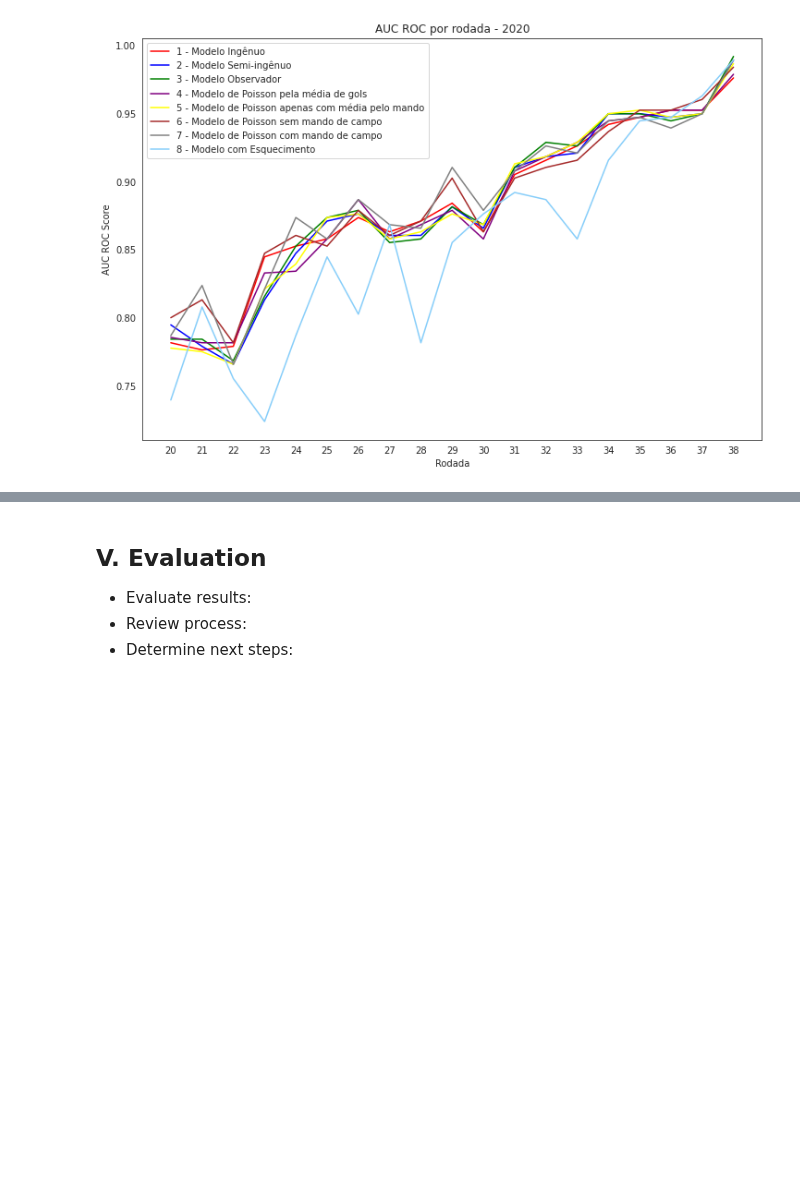
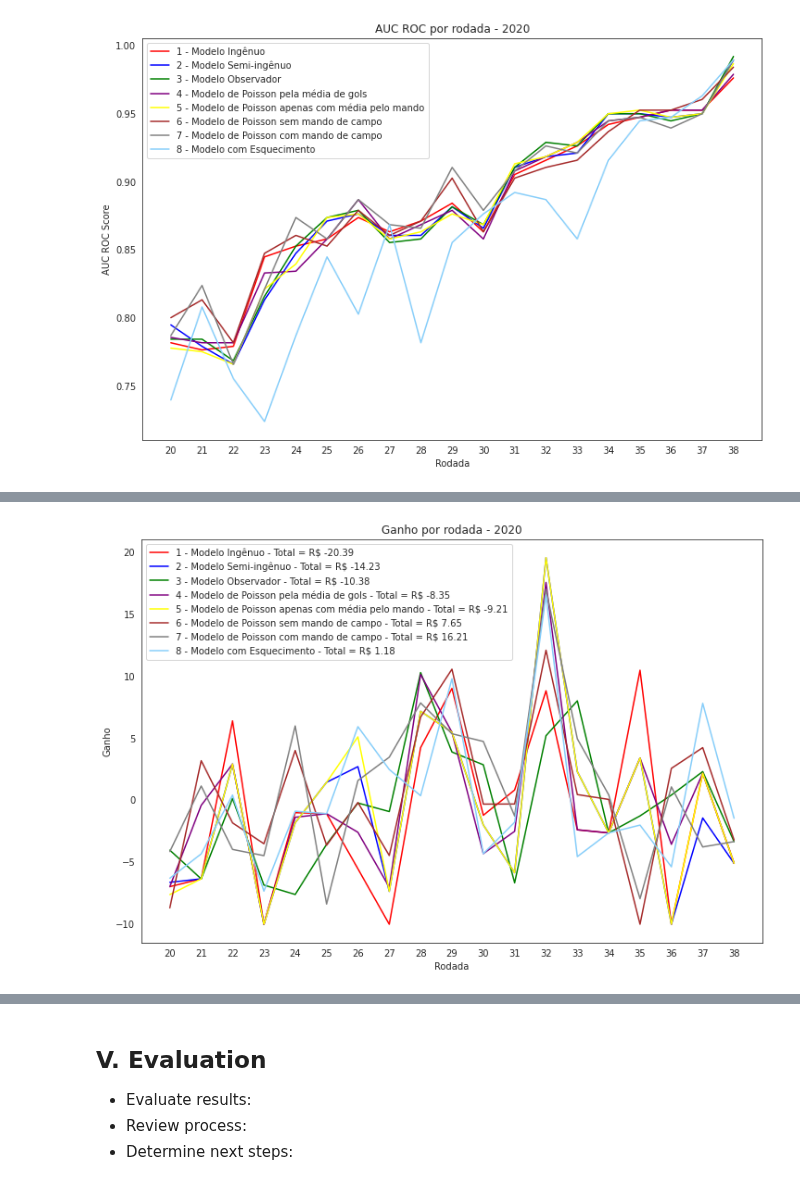
Before and after one commit to HannaRF/web-scraping, a Jupyter notebook: project.ipynb, the cells around one changed output, grey strips where cells are left out. Drawn from its saved outputs; the diff is of its cells as text; code cells hidden in the pictures; blank space fills up the shorter version.

```diff
--- a/project.ipynb
+++ b/project.ipynb
@@ -1391,13 +1379,22 @@ def calculate_prob(f_home, f_away):
     return probs
 
 def poisson_betting(home, away, odds):
-    h_atk, h_def = home['Casa']['Ataque'], home['Casa']['Defesa']
-    a_atk, a_def = away['Fora']['Ataque'], away['Fora']['Defesa']
+    if type(home) == float:
+        probs = calculate_prob(home, away)
+        ev = [p * o for p, o in zip(probs, odds)]
+        bet1 = np.argmax(ev)
+        bet2 = np.argmax(probs)
+        return 'HDA'[bet1], 'HDA'[bet2]
+
+    if 'Casa' in home:
+        h_atk, h_def = home['Casa']['Ataque'], home['Casa']['Defesa']
+        a_atk, a_def = away['Fora']['Ataque'], away['Fora']['Defesa']
+    else:
+        h_atk, h_def = home['Ataque'], home['Defesa']
+        a_atk, a_def = away['Ataque'], away['Defesa']
+
     probs = calculate_prob(h_atk / a_def, a_atk / h_def)
     ev = [p * o for p, o in zip(probs, odds)]
     bet1 = np.argmax(ev)
     bet2 = np.argmax(probs)
     return 'HDA'[bet1], 'HDA'[bet2]
-
-home, away = 'Flamengo / RJ', 'Vasco da Gama / RJ'
-poisson_betting(forces[home], forces[away], [1.3, 5.98, 10.05])
@@ -1476 +1447,13 @@ test_games
+# %%
+def find_odds(all_odds, year, home, away):
+    for k in range(len(all_odds)):
+        if all_odds.loc[k, 'Season'] == year:
+            if all_odds.loc[k, 'Home'] == home:
+                if all_odds.loc[k, 'Away'] == away:
+                    odds = [all_odds.loc[k, 'PH'],
+                            all_odds.loc[k, 'PD'],
+                            all_odds.loc[k, 'PA']]
+
+                    result = all_odds.loc[k, 'Res']
+                    return odds, result
 # %%
@@ -1549,0 +1521,13 @@ gains2
+# %%
+for i in range(len(models)):
+    model = models[i][0]
+    plt.plot(rds, strategy1[i], colors[i], label = model + f' - Total = R$ {round(np.sum(strategy1[i]), 2)}')
+
+plt.xticks(rds)
+plt.xlabel('Rodada')
+plt.ylabel('Ganho')
+plt.title(f'Ganho por rodada - {year}')
+plt.legend()
+plt.show()
+# %% [output]
+[figure, added]
```
Also changed, not shown: parts of 7 cells of this notebook.
